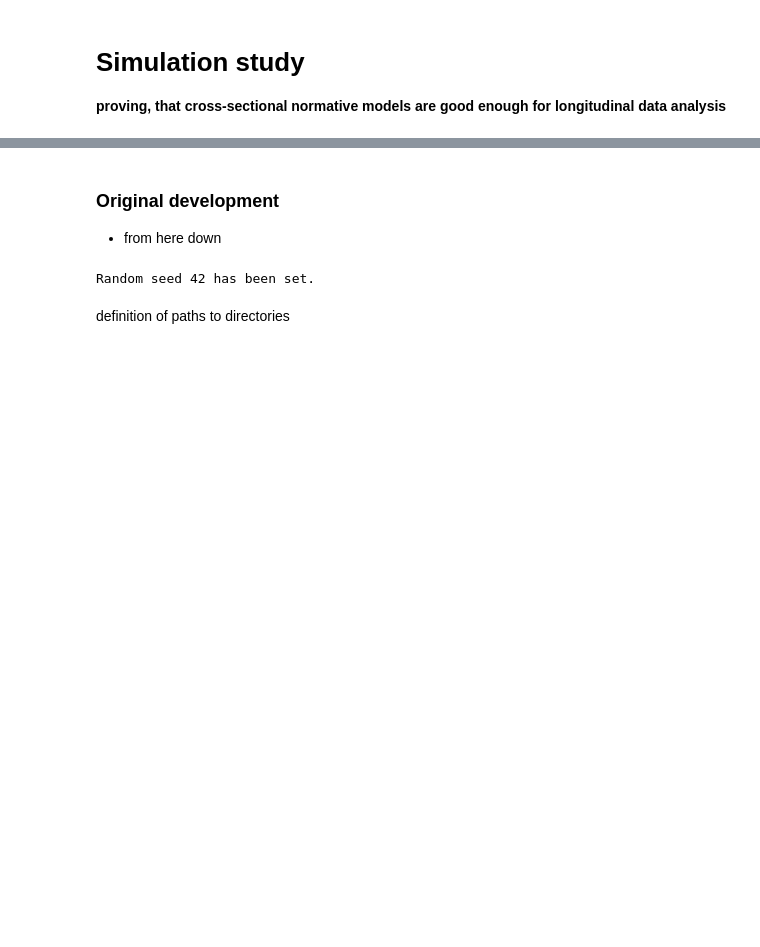
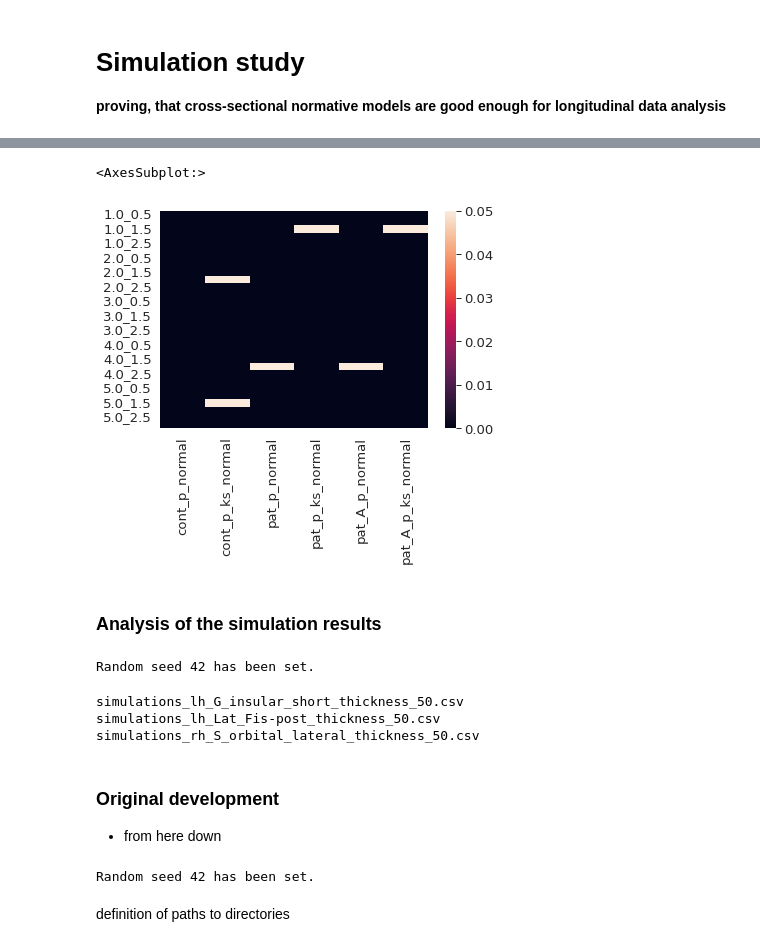
Before and after one commit to bbuckova/ESO_normative, a Jupyter notebook: simulation_sudy.ipynb, the cells around one changed output, grey strips where cells are left out. Saved outputs shown, nothing was run; the diff lists cells and outputs as text; code cells hidden in the pictures; blank space fills up the shorter version.

```diff
--- a/simulation_sudy.ipynb
+++ b/simulation_sudy.ipynb
@@ -25,3 +38,79 @@ Writing outputs ...
+# %%
+sns.heatmap(data[['cont_p_normal','cont_p_ks_normal', 'pat_p_normal','pat_p_ks_normal', 'pat_A_p_normal','pat_A_p_ks_normal']]<0.05, vmin=0, vmax=0.05)
+# %% [output]
+<AxesSubplot:>
+[figure, added]
+# %% [markdown]
+### **Analysis of the simulation results**
+# %%
+# Loading packages
+import os, glob, pickle, time, sys
+import numpy as np
+import pandas as pd
+import seaborn as sns
+import matplotlib.pyplot as plt
+from pcntoolkit.util.utils import create_design_matrix
+from scipy.stats import ttest_1samp
+
+# custom functions
+code_dir = ('/home/barbora/Documents/Projects/Normative_Models/ESO/code')
+os.chdir(code_dir)
+import clinics_desc_functions as custom
+
+custom.set_seed(seed=42)
+
+project_dir = ('/home/barbora/Documents/Projects/Normative_Models')
+simulations_dir = '/home/barbora/Documents/Projects/Normative_Models/ESO/simulations'
+models_dir = '/home/barbora/Documents/Projects/Normative_Models/ESO/braincharts/models/lifespan_57K_82sites/'
+models_pretrained_all = '/home/barbora/Documents/Projects/Normative_Models/ESO/braincharts/'
+paper_im_dir = os.path.join(project_dir,'ESO', 'draft', 'img')
+
+model_name, site_names, site_ids_tr, idp_ids = custom.pretrained_ini(sites=82)
+thick_id = [i for i in idp_ids if 'thickness' in i]
+# %% [output]
+Random seed 42 has been set.
+# %%
+sns.set_theme(style="whitegrid")
+sns.set_context("paper", font_scale=1.5, rc={"lines.linewidth": 2.5})
+
+# Plot the responses for different events and regions
+sim_to_analyze = '50'
+for name in glob.glob(os.path.join(simulations_dir, '*_'+sim_to_analyze+'.csv'))[0:3]:
+
+    print(name.split('/')[-1])
+
+    pk = pd.read_table(os.path.join(simulations_dir,name), sep=' ', index_col=0)
+
+    fig, ax = plt.subplots(2,3, figsize=(18,8))
+
+    sns.kdeplot(pk['pat_z_mean'], color='blue', label='Z', ax = ax[0,0])
+    sns.kdeplot(pk['pat_A_z_mean'], color='green', label='A Z', ax = ax[0,0])
+    ax[0,0].set_title('Mean')
+
+    sns.heatmap(pk[['pat_z_mean', 'pat_A_z_mean']], ax = ax[0,1], center=0)
+
+    sns.heatmap(pk[['pat_z_mean_p', 'pat_A_z_mean_p']], ax = ax[0,2], vmax = 0.05, vmin=0)
+
+
+    sns.kdeplot(pk['pat_z_var'], color='blue', label='Z', ax = ax[1,0])
+    sns.kdeplot(pk['pat_A_z_var'], color='green', label='A Z', ax = ax[1,0])
+    ax[1,0].set_title('Variance')
+    ax[1,0].legend()
+
+    sns.heatmap(pk[['pat_z_var', 'pat_A_z_var']], ax = ax[1,1], center=1)
+
+    sns.heatmap(pk[['pat_z_var_p', 'pat_A_z_var_p']], ax = ax[1,2], vmax = 0.05, vmin=0)
+
+    fig.suptitle(name.split('simulations_')[1].split('.csv')[0].replace('_',' '), fontsize=16)
+
+    plt.tight_layout()
+    plt.savefig(os.path.join(simulations_dir,'img',sim_to_analyze, name.split('simulations_')[1].split('.csv')[0].replace('_',' ')+'.png'), dpi=300)
+
+    plt.close()
+# %% [output]
+simulations_lh_G_insular_short_thickness_50.csv
+simulations_lh_Lat_Fis-post_thickness_50.csv
+simulations_rh_S_orbital_lateral_thickness_50.csv
 # %% [markdown]
 ### **Original development**
 - from here down
```
Also changed, not shown: parts of 7 cells of this notebook, 1 other file.
